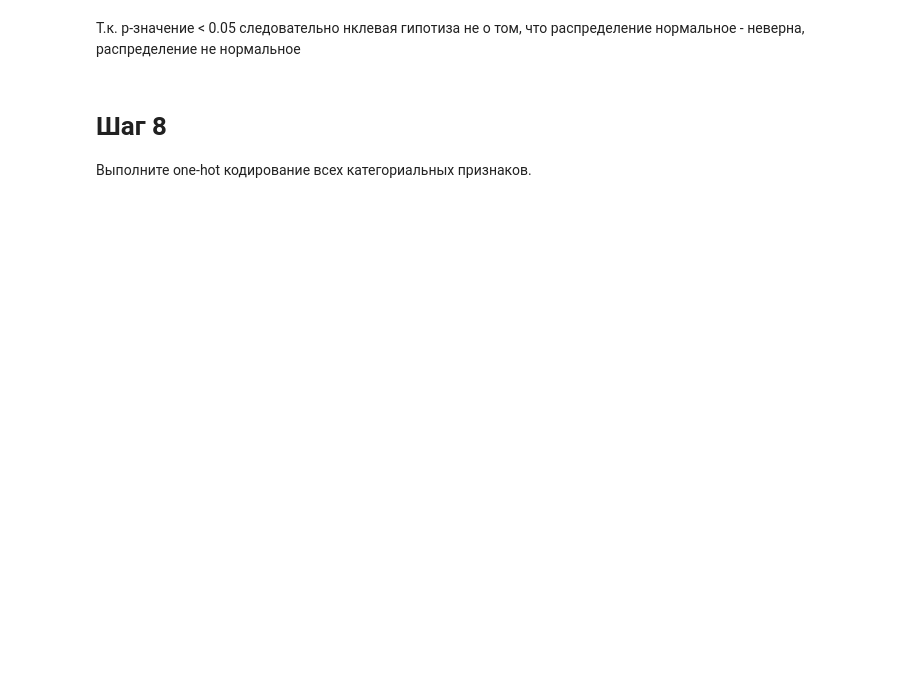
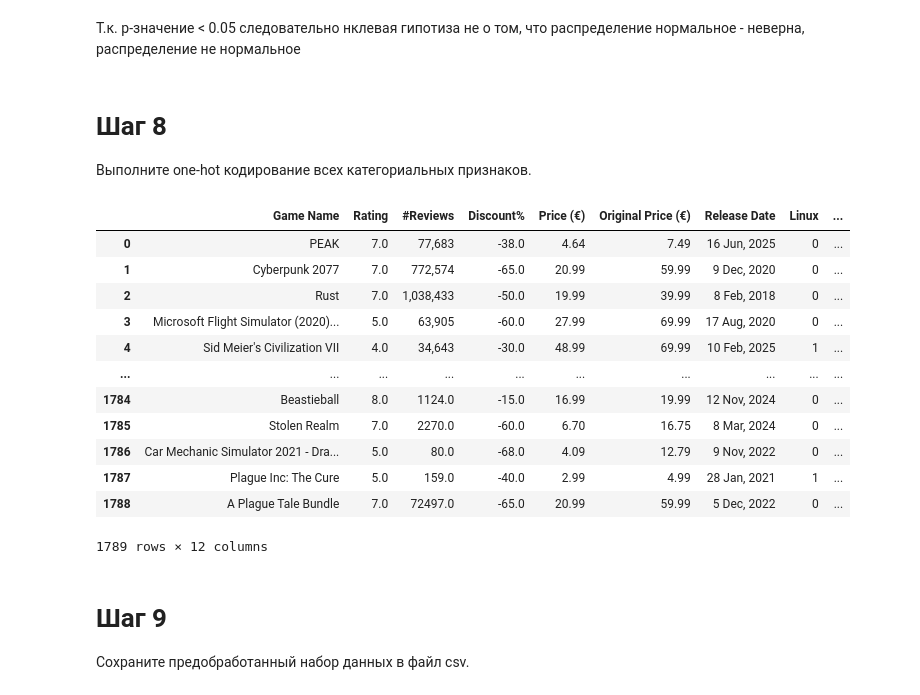
Before and after one commit to Nikitososs/pysososs, a Jupyter notebook: task6/task6.ipynb, the cells around one changed output. Cells and saved outputs as stored; diff of their text form; code cells hidden in the pictures; blank space fills up the shorter version.

```diff
--- a/task6/task6.ipynb
+++ b/task6/task6.ipynb
@@ -233,3 +233,23 @@ print(p_value)
 # %% [markdown]
 # Шаг 8
 Выполните one-hot кодирование всех категориальных признаков.
+# %%
+steam_sales_df = pd.get_dummies(steam_sales_df, columns=['Windows', ])
+steam_sales_df
+# %% [output]
+|  | Game Name | Rating | #Reviews | Discount% | Price (€) | Original Price (€) | Release Date | Linux | ... |
+| 0 | PEAK | 7.0 | 77,683 | -38.0 | 4.64 | 7.49 | 16 Jun, 2025 | 0 | ... |
+| 1 | Cyberpunk 2077 | 7.0 | 772,574 | -65.0 | 20.99 | 59.99 | 9 Dec, 2020 | 0 | ... |
+| 2 | Rust | 7.0 | 1,038,433 | -50.0 | 19.99 | 39.99 | 8 Feb, 2018 | 0 | ... |
+| 3 | Microsoft Flight Simulator (2020)... | 5.0 | 63,905 | -60.0 | 27.99 | 69.99 | 17 Aug, 2020 | 0 | ... |
+| 4 | Sid Meier's Civilization VII | 4.0 | 34,643 | -30.0 | 48.99 | 69.99 | 10 Feb, 2025 | 1 | ... |
+| ... | ... | ... | ... | ... | ... | ... | ... | ... | ... |
+| 1784 | Beastieball | 8.0 | 1124.0 | -15.0 | 16.99 | 19.99 | 12 Nov, 2024 | 0 | ... |
+| 1785 | Stolen Realm | 7.0 | 2270.0 | -60.0 | 6.70 | 16.75 | 8 Mar, 2024 | 0 | ... |
+| 1786 | Car Mechanic Simulator 2021 - Dra... | 5.0 | 80.0 | -68.0 | 4.09 | 12.79 | 9 Nov, 2022 | 0 | ... |
+| 1787 | Plague Inc: The Cure | 5.0 | 159.0 | -40.0 | 2.99 | 4.99 | 28 Jan, 2021 | 1 | ... |
+| 1788 | A Plague Tale Bundle | 7.0 | 72497.0 | -65.0 | 20.99 | 59.99 | 5 Dec, 2022 | 0 | ... |
+1789 rows × 12 columns
+# %% [markdown]
+# Шаг 9
+Сохраните предобработанный набор данных в файл csv.
```
Also changed, not shown: parts of 2 cells of this notebook, 7 other files.
